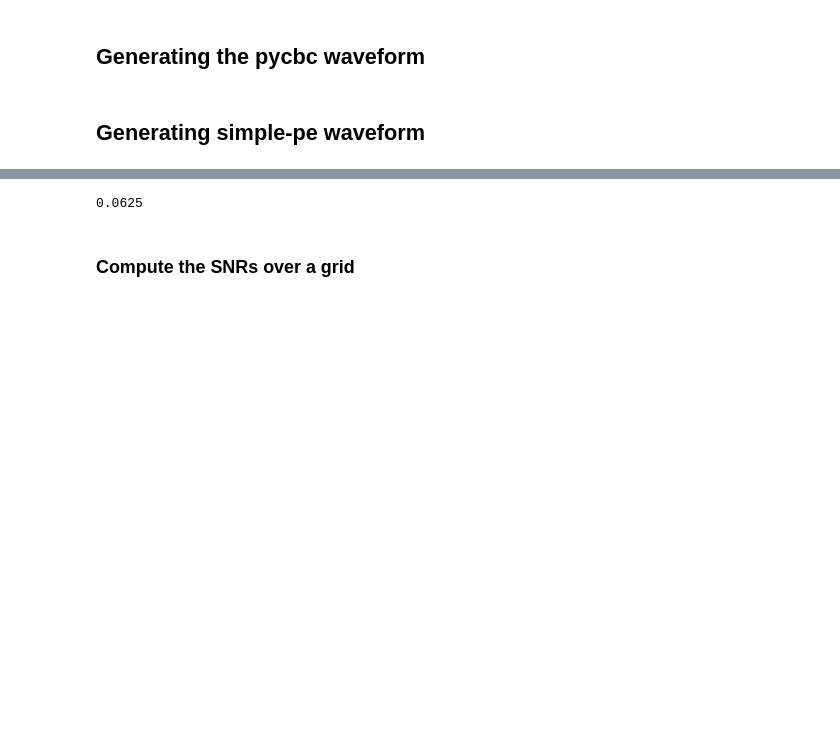
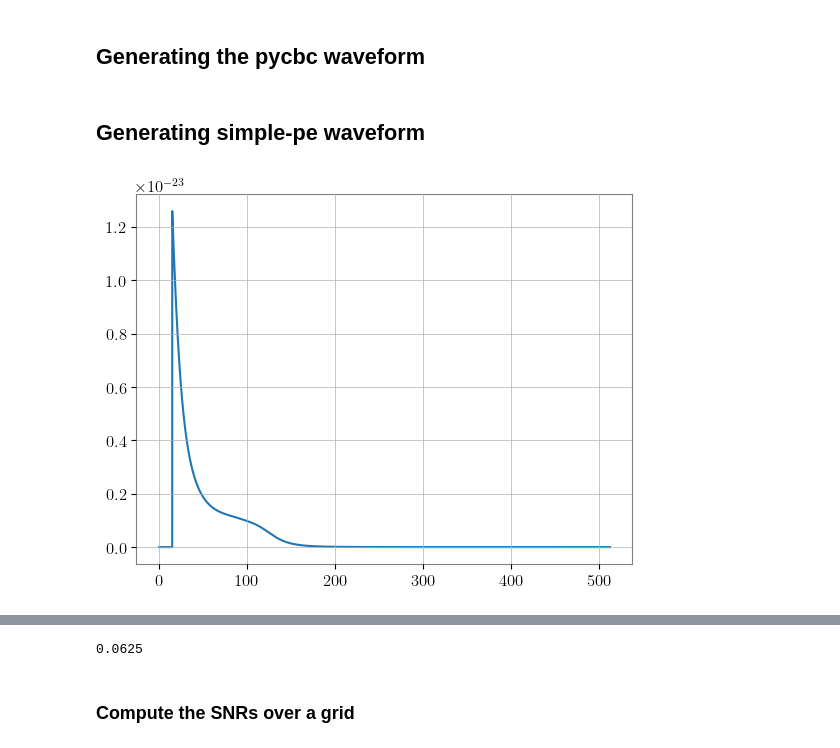
Before and after one commit to BenGPatterson/EccentricPrecession, a Jupyter notebook: calc_two_harms_snrs_grid.ipynb, the cells around one changed output, grey strips where cells are left out. Drawn from its saved outputs; the diff is of its cells as text; code cells hidden in the pictures; blank space fills up the shorter version.

```diff
--- a/calc_two_harms_snrs_grid.ipynb
+++ b/calc_two_harms_snrs_grid.ipynb
@@ -129,3 +137,8 @@ hpf_pycbc, hcf_pycbc = generate_wf_polarizations(
 )
 hf_pycbc = hpf_pycbc * fp_j + hcf_pycbc * fc_j
 ht_pycbc = hf_pycbc.to_timeseries(delta_t=original_inj_params['delta_t'][0])
+# %%
+plt.plot(hf_pycbc.sample_frequencies, np.abs(hf_pycbc))
+plt.show()
+# %% [output]
+[figure, added]
```
Also changed, not shown: parts of 7 cells of this notebook.
